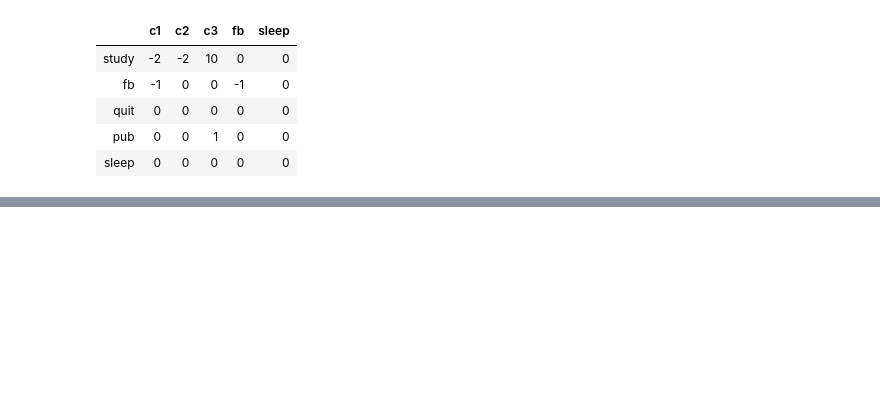
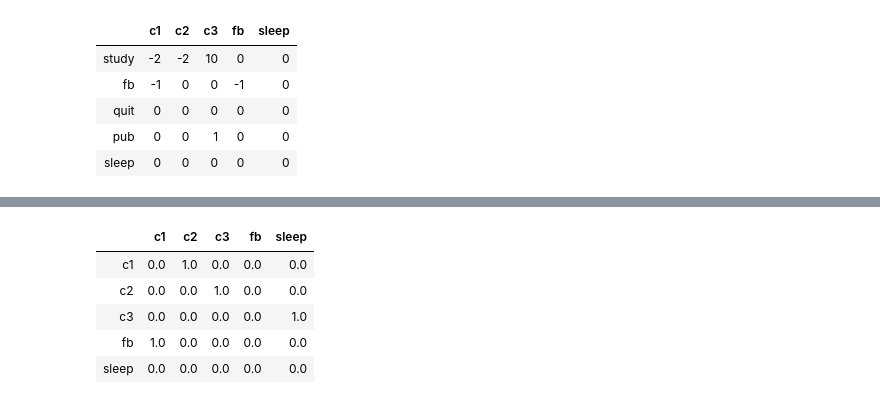
Before and after one commit to iam-sr13/IN-792-RL, a Jupyter notebook: Student MP.ipynb, the cells around one changed output, grey strips where cells are left out. Cells and saved outputs as stored; diff of their text form; code cells hidden in the pictures; blank space fills up the shorter version.

```diff
--- a/Student MP.ipynb
+++ b/Student MP.ipynb
@@ -464,0 +431,9 @@ You earned: -24 points!
+# %%
+studmdp.P
+# %% [output]
+|  | c1 | c2 | c3 | fb | sleep |
+| c1 | 0.0 | 1.0 | 0.0 | 0.0 | 0.0 |
+| c2 | 0.0 | 0.0 | 1.0 | 0.0 | 0.0 |
+| c3 | 0.0 | 0.0 | 0.0 | 0.0 | 1.0 |
+| fb | 1.0 | 0.0 | 0.0 | 0.0 | 0.0 |
+| sleep | 0.0 | 0.0 | 0.0 | 0.0 | 0.0 |
```
Also changed, not shown: parts of 17 cells of this notebook.
